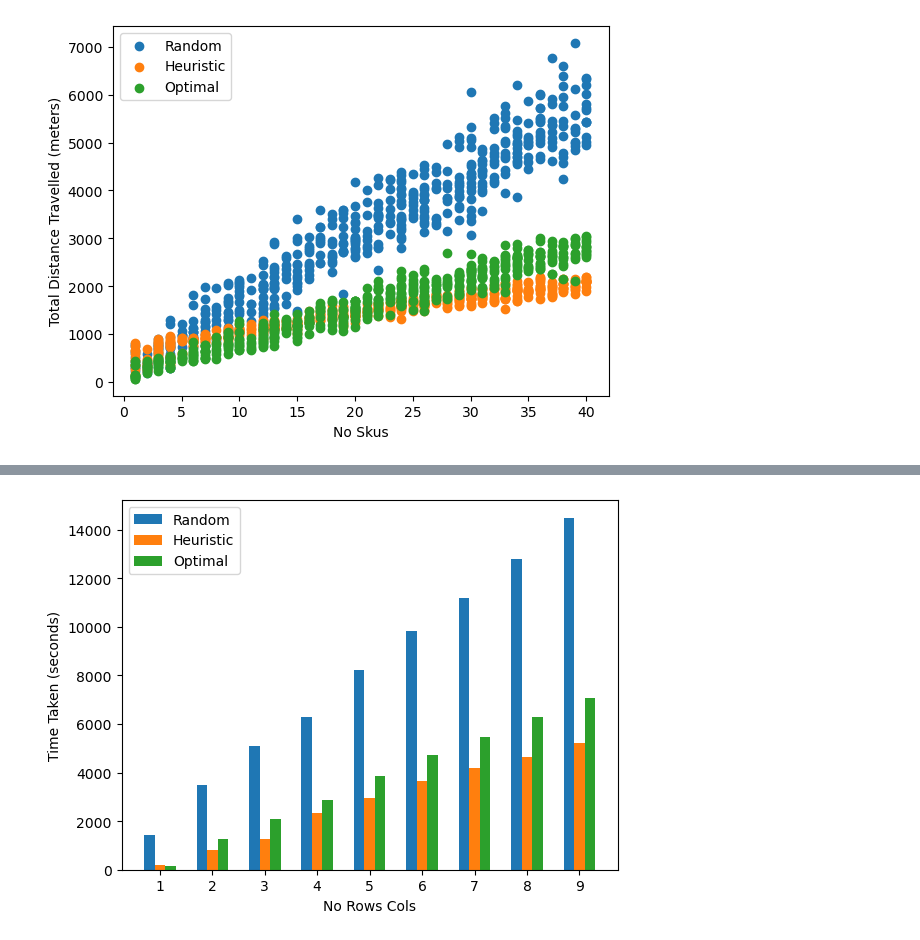
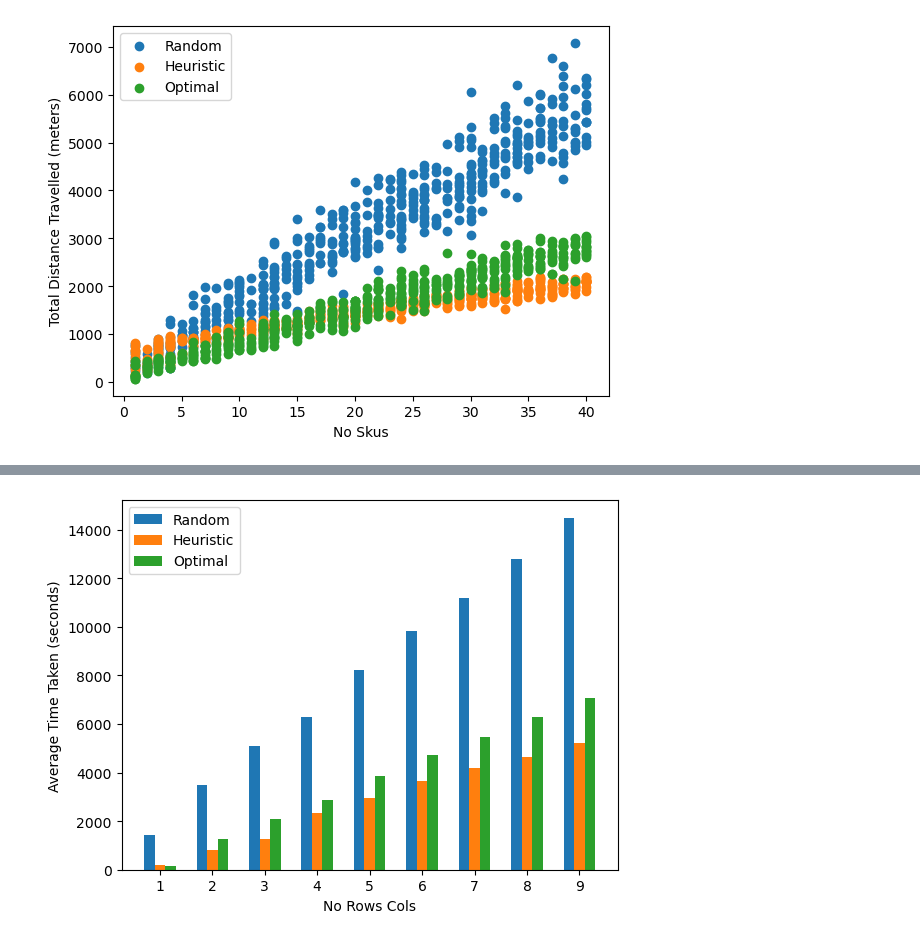
Before and after one commit to CHOwYong/FYP_Order_Picking_Technique, a Jupyter notebook: Analysis.ipynb, the cells around one changed output, grey strips where cells are left out. Saved outputs shown, nothing was run; the diff lists cells and outputs as text; code cells hidden in the pictures.

```diff
--- a/Analysis.ipynb
+++ b/Analysis.ipynb
@@ -95,26 +95,26 @@ plt.show()
 # %%
 """
 Plot time taken against no of SKUS
 """
 rowsColsData = dbEffectRangeCols.groupby("NO ROWS COLS", as_index = False)
 dataRandom = rowsColsData["TIME TAKEN RANDOM"].mean()["TIME TAKEN RANDOM"]
 dataHeuristic = rowsColsData["TIME TAKEN HEURISTIC"].mean()["TIME TAKEN HEURISTIC"]
 dataOptimal = rowsColsData["TIME TAKEN OPTIMAL"].mean()["TIME TAKEN OPTIMAL"]
 x = np.arange(1,10,step=1)
 width = 0.20
 
 plt.bar(x-0.2,dataRandom,width)
 plt.bar(x,dataHeuristic,width)
 plt.bar(x+0.2,dataOptimal,width)
 
 plt.xlabel("No Rows Cols")
-plt.ylabel("Time Taken (seconds)")
+plt.ylabel("Average Time Taken (seconds)")
 plt.xticks(x)
 plt.legend(["Random","Heuristic","Optimal"])
 
 plt.show()
 # %% [output]
-[figure, old version]
+[figure, new version]
 # %%
 """
 Plot distance travelled against no of SKUS
```
Also changed, not shown: parts of 3 cells of this notebook, 3 other files.
